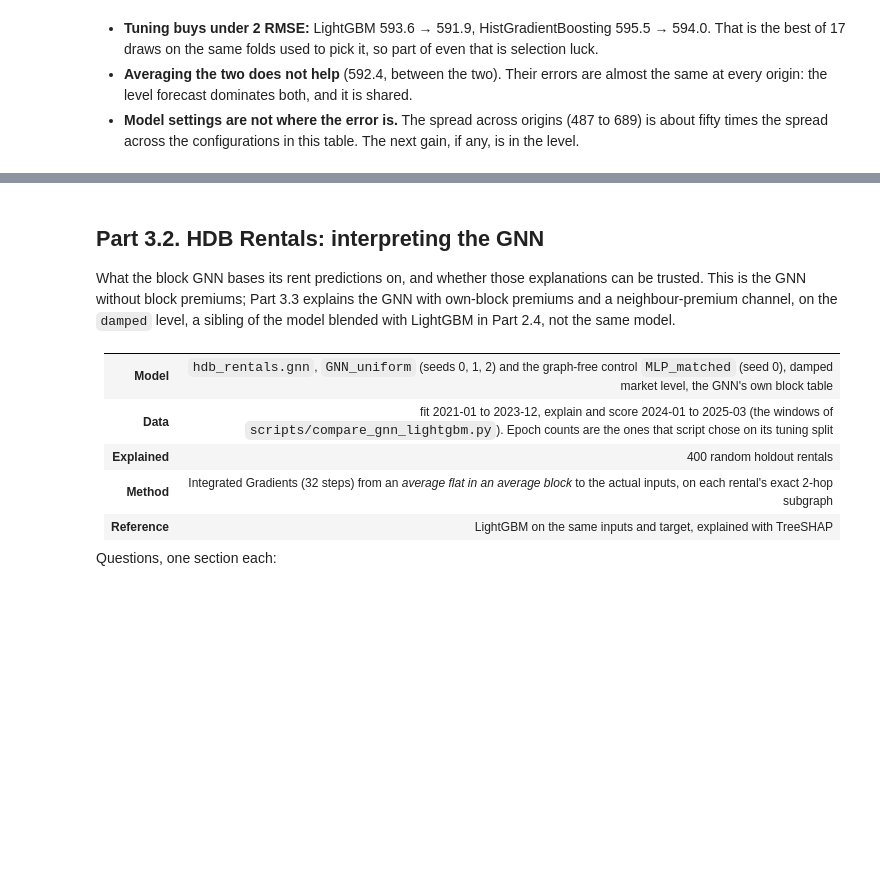
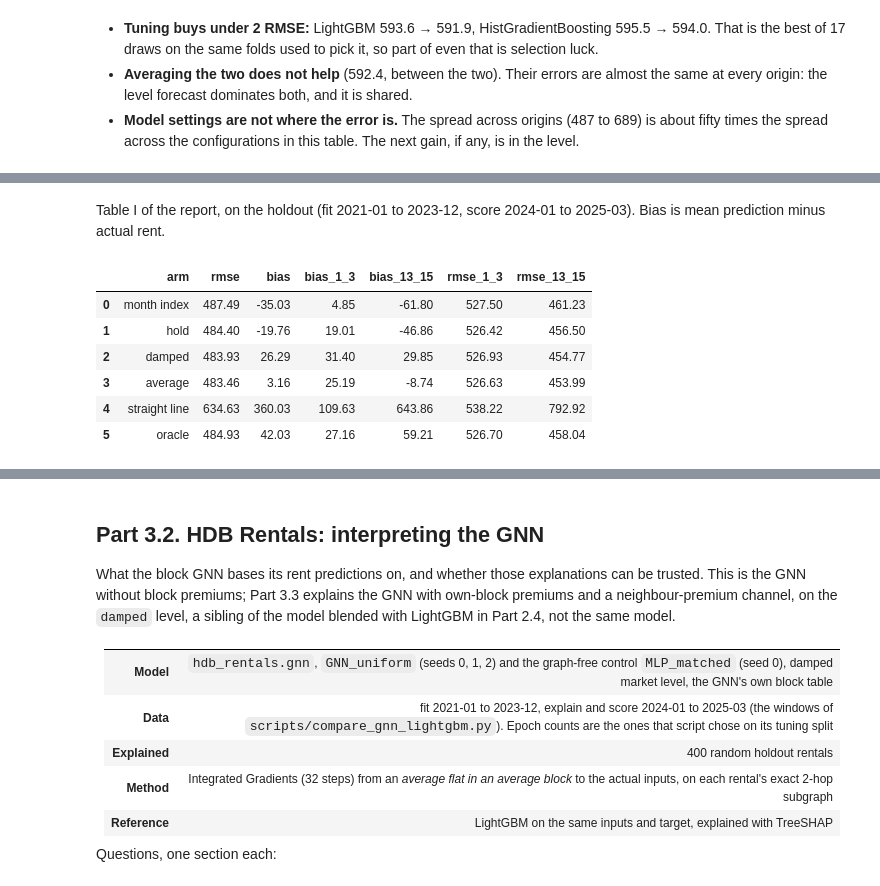
Before and after one commit to sidneyting/hdb-rentals, a Jupyter notebook: notebooks/3_evaluation.ipynb, the cells around one changed output, grey strips where cells are left out. Saved outputs shown, nothing was run; the diff lists cells and outputs as text; code cells hidden in the pictures; blank space fills up the shorter version.

```diff
--- a/notebooks/3_evaluation.ipynb
+++ b/notebooks/3_evaluation.ipynb
@@ -661,0 +691,14 @@ spread across the configurations in this table. The next gain, if any, is in the
+# %% [markdown]
+Table I of the report, on the holdout (fit 2021-01 to 2023-12, score 2024-01 to 2025-03). Bias is mean prediction minus actual rent.
+# %%
+import pandas as pd
+
+pd.read_csv(LEVEL_OUT / "table1.csv")
+# %% [output]
+|  | arm | rmse | bias | bias_1_3 | bias_13_15 | rmse_1_3 | rmse_13_15 |
+| 0 | month index | 487.49 | -35.03 | 4.85 | -61.80 | 527.50 | 461.23 |
+| 1 | hold | 484.40 | -19.76 | 19.01 | -46.86 | 526.42 | 456.50 |
+| 2 | damped | 483.93 | 26.29 | 31.40 | 29.85 | 526.93 | 454.77 |
+| 3 | average | 483.46 | 3.16 | 25.19 | -8.74 | 526.63 | 453.99 |
+| 4 | straight line | 634.63 | 360.03 | 109.63 | 643.86 | 538.22 | 792.92 |
+| 5 | oracle | 484.93 | 42.03 | 27.16 | 59.21 | 526.70 | 458.04 |
```
Also changed, not shown: parts of 12 cells of this notebook, 27 other files.
